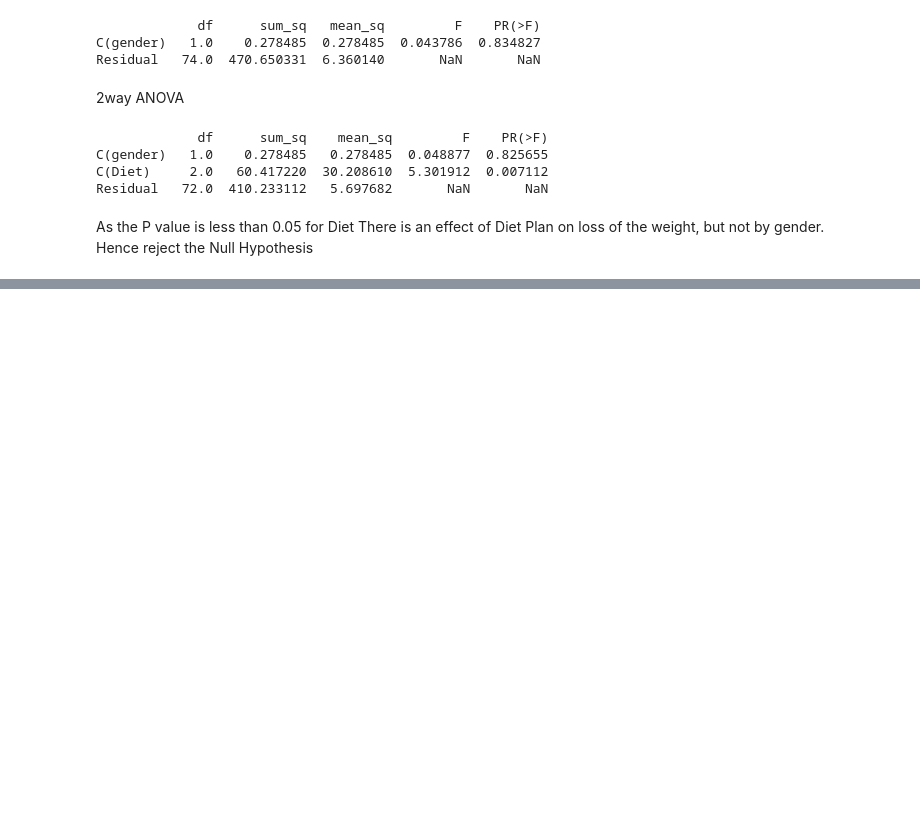
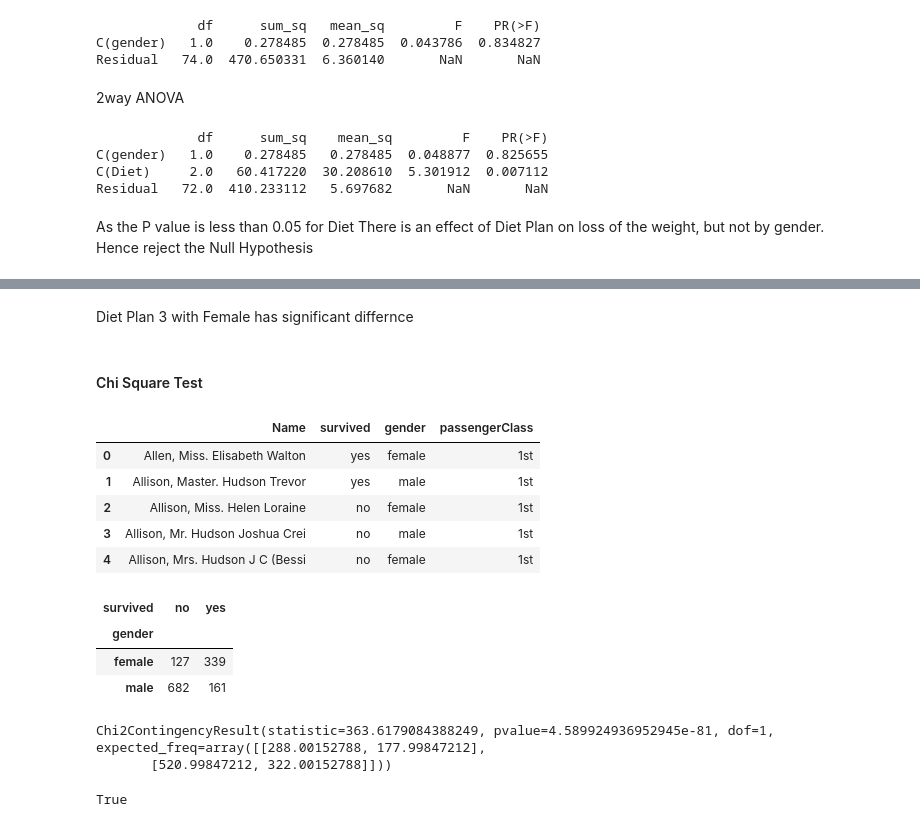
Before and after one commit to gali-jithendra/LEARNINGS, a Jupyter notebook: 9_DS_ANOVA.ipynb, the cells around one changed output, grey strips where cells are left out. Saved outputs shown, nothing was run; the diff lists cells and outputs as text; code cells hidden in the pictures; blank space fills up the shorter version.

```diff
--- a/9_DS_ANOVA.ipynb
+++ b/9_DS_ANOVA.ipynb
@@ -225,0 +310,31 @@ Hence reject the Null Hypothesis
+# %% [markdown]
+Diet Plan 3 with Female has significant differnce
+# %% [markdown]
+#### Chi Square Test
+# %%
+df = pd.read_csv(r"C:\Users\gjithend\Downloads\Z_9_DS_ANOVA_titanic_survival.csv")
+df.head()
+# %% [output]
+|  | Name | survived | gender | passengerClass |
+| 0 | Allen, Miss. Elisabeth Walton | yes | female | 1st |
+| 1 | Allison, Master. Hudson Trevor | yes | male | 1st |
+| 2 | Allison, Miss. Helen Loraine | no | female | 1st |
+| 3 | Allison, Mr. Hudson Joshua Crei | no | male | 1st |
+| 4 | Allison, Mrs. Hudson J C (Bessi | no | female | 1st |
+# %%
+ct = pd.crosstab(df.gender, df.survived)
+ct
+# %% [output]
+| survived | no | yes |
+| gender |  |  |
+| female | 127 | 339 |
+| male | 682 | 161 |
+# %%
+chi2_contingency(ct)
+# %% [output]
+Chi2ContingencyResult(statistic=363.6179084388249, pvalue=4.589924936952945e-81, dof=1, expected_freq=array([[288.00152788, 177.99847212],
+       [520.99847212, 322.00152788]]))
+# %%
+chi2_contingency(ct).pvalue<0.05
+# %% [output]
+True
```
Also changed, not shown: parts of 24 cells of this notebook.
